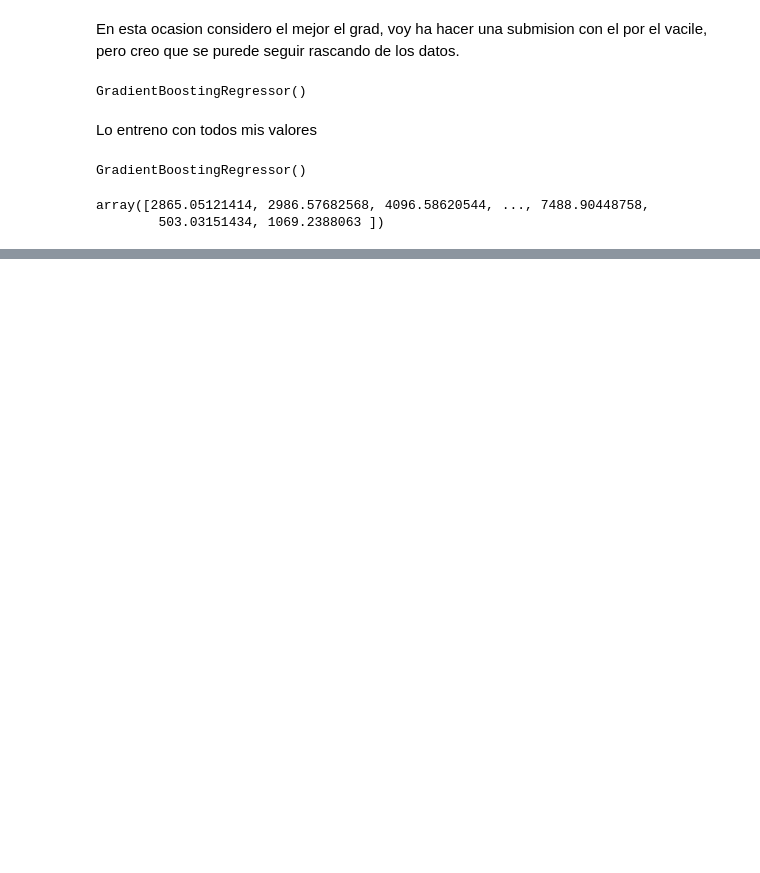
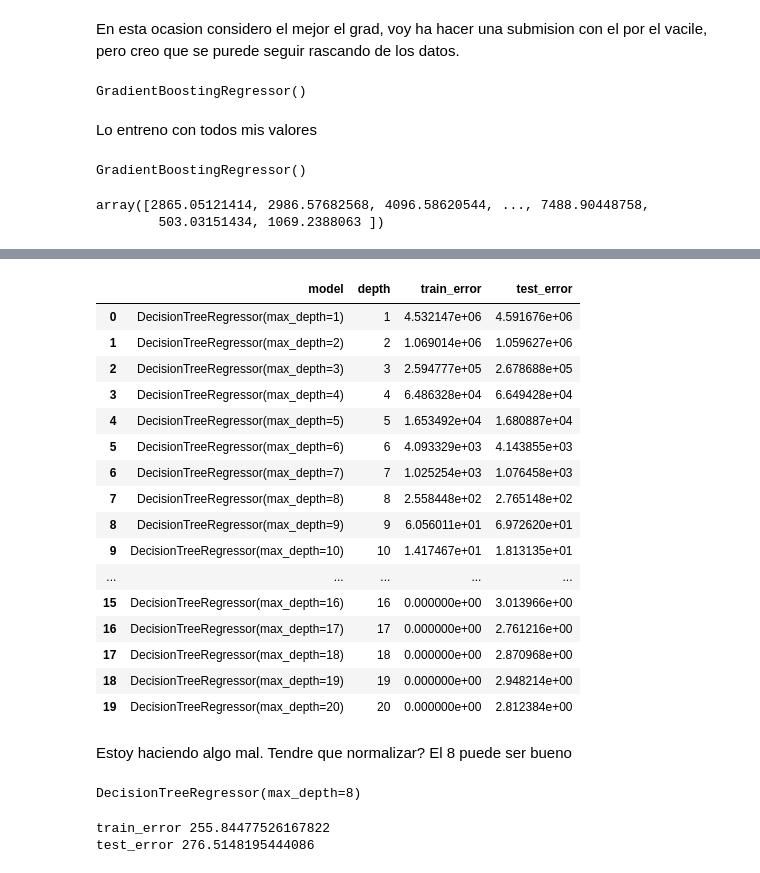
Before and after one commit to 4tolon/DiamondProject, a Jupyter notebook: notebooks/1_Exploracion.ipynb, the cells around one changed output, grey strips where cells are left out. Saved outputs shown, nothing was run; the diff lists cells and outputs as text; code cells hidden in the pictures; blank space fills up the shorter version.

```diff
--- a/notebooks/1_Exploracion.ipynb
+++ b/notebooks/1_Exploracion.ipynb
@@ -313,0 +399,2 @@ SyntaxError: invalid syntax. Perhaps you forgot a comma? (2941092259.py, line 1)
+# %%
+X_train3, X_test3, y_train3, y_test3 = tts(X3,y3, test_size=0.2)
@@ -313,0 +411,50 @@ SyntaxError: invalid syntax. Perhaps you forgot a comma? (2941092259.py, line 1)
+# %%
+results = []
+
+for depth in range(1,21):
+    tree_reg = DecisionTreeRegressor(max_depth=depth)
+    tree_reg.fit(X_train3,y_train3)
+
+    result = {
+        "model": tree_reg,
+        "depth": depth,
+        "train_error": metrics.mean_squared_error(y_train3, tree_reg.predict(X_train3)),
+        "test_error": metrics.mean_squared_error(y_test3, tree_reg.predict(X_test3))
+    }
+    results.append(result)
+# %%
+df = pd.DataFrame(results)
+# %%
+display(df)
+# %% [output]
+|  | model | depth | train_error | test_error |
+| 0 | DecisionTreeRegressor(max_depth=1) | 1 | 4.532147e+06 | 4.591676e+06 |
+| 1 | DecisionTreeRegressor(max_depth=2) | 2 | 1.069014e+06 | 1.059627e+06 |
+| 2 | DecisionTreeRegressor(max_depth=3) | 3 | 2.594777e+05 | 2.678688e+05 |
+| 3 | DecisionTreeRegressor(max_depth=4) | 4 | 6.486328e+04 | 6.649428e+04 |
+| 4 | DecisionTreeRegressor(max_depth=5) | 5 | 1.653492e+04 | 1.680887e+04 |
+| 5 | DecisionTreeRegressor(max_depth=6) | 6 | 4.093329e+03 | 4.143855e+03 |
+| 6 | DecisionTreeRegressor(max_depth=7) | 7 | 1.025254e+03 | 1.076458e+03 |
+| 7 | DecisionTreeRegressor(max_depth=8) | 8 | 2.558448e+02 | 2.765148e+02 |
+| 8 | DecisionTreeRegressor(max_depth=9) | 9 | 6.056011e+01 | 6.972620e+01 |
+| 9 | DecisionTreeRegressor(max_depth=10) | 10 | 1.417467e+01 | 1.813135e+01 |
+| ... | ... | ... | ... | ... |
+| 15 | DecisionTreeRegressor(max_depth=16) | 16 | 0.000000e+00 | 3.013966e+00 |
+| 16 | DecisionTreeRegressor(max_depth=17) | 17 | 0.000000e+00 | 2.761216e+00 |
+| 17 | DecisionTreeRegressor(max_depth=18) | 18 | 0.000000e+00 | 2.870968e+00 |
+| 18 | DecisionTreeRegressor(max_depth=19) | 19 | 0.000000e+00 | 2.948214e+00 |
+| 19 | DecisionTreeRegressor(max_depth=20) | 20 | 0.000000e+00 | 2.812384e+00 |
+# %% [markdown]
+Estoy haciendo algo mal. Tendre que normalizar?
+El 8 puede ser bueno
+# %%
+tree_reg = DecisionTreeRegressor(max_depth=8)
+tree_reg.fit(X_train3,y_train3)
+# %% [output]
+DecisionTreeRegressor(max_depth=8)
+# %%
+print("train_error", metrics.mean_squared_error(y_train3, tree_reg.predict(X_train3)), '\n'
+        "test_error", metrics.mean_squared_error(y_test3, tree_reg.predict(X_test3)))
+# %% [output]
+train_error 255.84477526167822
+test_error 276.5148195444086
```
Also changed, not shown: parts of 95 cells of this notebook, 21 other files.
